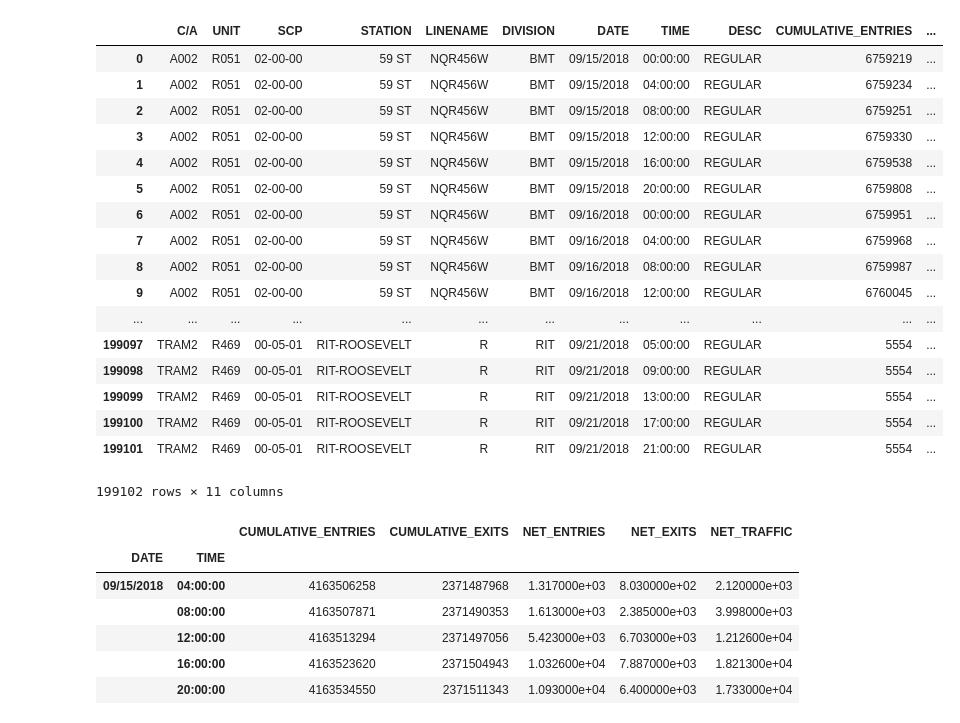
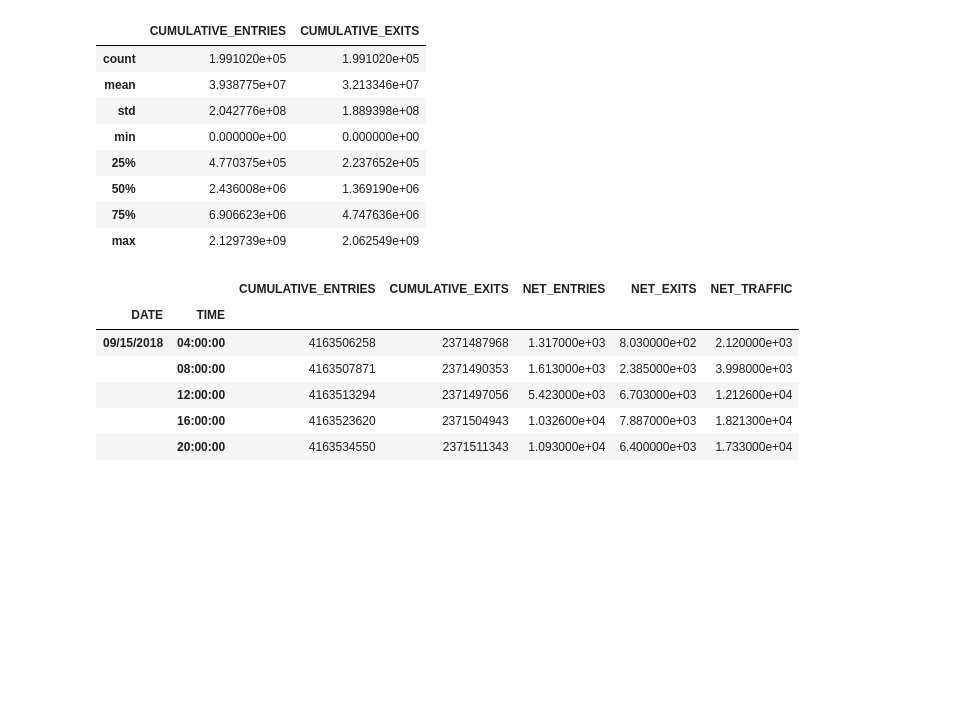
Before and after one commit to dynogravelso/benson_group_2, a Jupyter notebook: Data exploration.ipynb, the cells around one changed output. Cells and saved outputs as stored; diff of their text form; code cells hidden in the pictures; blank space fills up the shorter version.

```diff
--- a/Data exploration.ipynb
+++ b/Data exploration.ipynb
@@ -42,30 +22,19 @@ df.sample(100)
 # %%
-df = pd.read_csv('turnstile_180922.csv')
-
 df.rename(columns=lambda x: x.strip(),inplace='True')
 
 df.rename(columns={'ENTRIES': 'CUMULATIVE_ENTRIES', 'EXITS': 'CUMULATIVE_EXITS'}, inplace=True)
 
-df
+df.describe()
 # %% [output]
-|  | C/A | UNIT | SCP | STATION | LINENAME | DIVISION | DATE | TIME | DESC | CUMULATIVE_ENTRIES | ... |
-| 0 | A002 | R051 | 02-00-00 | 59 ST | NQR456W | BMT | 09/15/2018 | 00:00:00 | REGULAR | 6759219 | ... |
-| 1 | A002 | R051 | 02-00-00 | 59 ST | NQR456W | BMT | 09/15/2018 | 04:00:00 | REGULAR | 6759234 | ... |
-| 2 | A002 | R051 | 02-00-00 | 59 ST | NQR456W | BMT | 09/15/2018 | 08:00:00 | REGULAR | 6759251 | ... |
-| 3 | A002 | R051 | 02-00-00 | 59 ST | NQR456W | BMT | 09/15/2018 | 12:00:00 | REGULAR | 6759330 | ... |
-| 4 | A002 | R051 | 02-00-00 | 59 ST | NQR456W | BMT | 09/15/2018 | 16:00:00 | REGULAR | 6759538 | ... |
-| 5 | A002 | R051 | 02-00-00 | 59 ST | NQR456W | BMT | 09/15/2018 | 20:00:00 | REGULAR | 6759808 | ... |
-| 6 | A002 | R051 | 02-00-00 | 59 ST | NQR456W | BMT | 09/16/2018 | 00:00:00 | REGULAR | 6759951 | ... |
-| 7 | A002 | R051 | 02-00-00 | 59 ST | NQR456W | BMT | 09/16/2018 | 04:00:00 | REGULAR | 6759968 | ... |
-| 8 | A002 | R051 | 02-00-00 | 59 ST | NQR456W | BMT | 09/16/2018 | 08:00:00 | REGULAR | 6759987 | ... |
-| 9 | A002 | R051 | 02-00-00 | 59 ST | NQR456W | BMT | 09/16/2018 | 12:00:00 | REGULAR | 6760045 | ... |
-| ... | ... | ... | ... | ... | ... | ... | ... | ... | ... | ... | ... |
-| 199097 | TRAM2 | R469 | 00-05-01 | RIT-ROOSEVELT | R | RIT | 09/21/2018 | 05:00:00 | REGULAR | 5554 | ... |
-| 199098 | TRAM2 | R469 | 00-05-01 | RIT-ROOSEVELT | R | RIT | 09/21/2018 | 09:00:00 | REGULAR | 5554 | ... |
-| 199099 | TRAM2 | R469 | 00-05-01 | RIT-ROOSEVELT | R | RIT | 09/21/2018 | 13:00:00 | REGULAR | 5554 | ... |
-| 199100 | TRAM2 | R469 | 00-05-01 | RIT-ROOSEVELT | R | RIT | 09/21/2018 | 17:00:00 | REGULAR | 5554 | ... |
-| 199101 | TRAM2 | R469 | 00-05-01 | RIT-ROOSEVELT | R | RIT | 09/21/2018 | 21:00:00 | REGULAR | 5554 | ... |
+|  | CUMULATIVE_ENTRIES | CUMULATIVE_EXITS |
+| count | 1.991020e+05 | 1.991020e+05 |
+| mean | 3.938775e+07 | 3.213346e+07 |
+| std | 2.042776e+08 | 1.889398e+08 |
+| min | 0.000000e+00 | 0.000000e+00 |
+| 25% | 4.770375e+05 | 2.237652e+05 |
+| 50% | 2.436008e+06 | 1.369190e+06 |
+| 75% | 6.906623e+06 | 4.747636e+06 |
+| max | 2.129739e+09 | 2.062549e+09 |
-199102 rows × 11 columns
 # %%
 df2 = df
 
```
Also changed, not shown: parts of 4 cells of this notebook.
